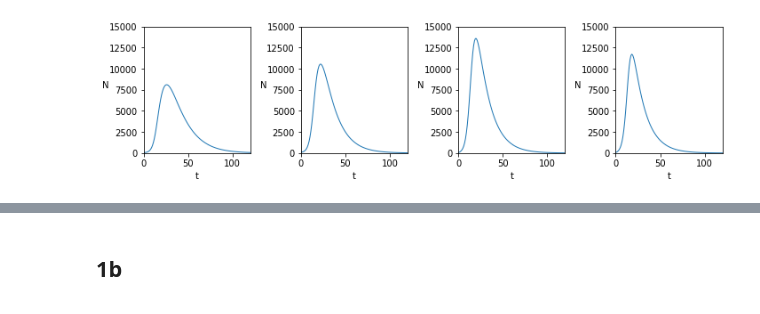
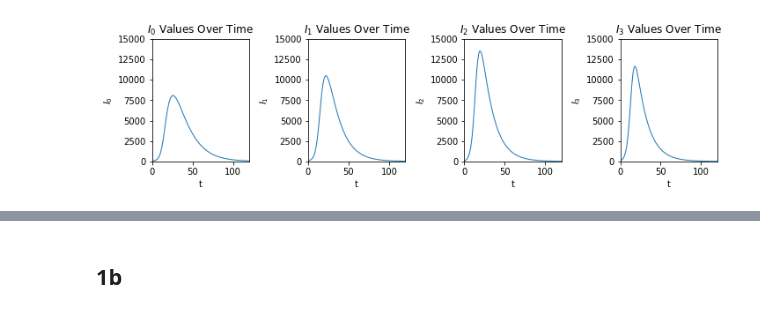
Before and after one commit to rtora/Monitoring-COVID-19-Infections-through-Wastewater-Surveillance, a Jupyter notebook: Part1.ipynb, the cells around one changed output, grey strips where cells are left out. Drawn from its saved outputs; the diff is of its cells as text; code cells hidden in the pictures.

```diff
--- a/Part1.ipynb
+++ b/Part1.ipynb
@@ -4,13 +10,12 @@ import matplotlib.pyplot as plt
 # %%
 data1a = np.load('part1a.npz')
 # %%
-N = data1a['N'].sum()
+I_c0 = data1a['Ic_0']
+N = data1a['N'].sum() - I_c0.sum()
 S_0 = data1a['Svc_0_pmf'].flatten()*(N.reshape(1)[0]).flatten()
-I_c0 = data1a['Ic_0']
 R_0 = np.array([0])
 t = np.linspace(0,120,120)
 
 initial_vec = np.concatenate([S_0,I_c0,R_0])
 betas = np.linspace(0.01,1,16).reshape(4,4)
 gamma = data1a['gamma'].reshape(1)[0]
-print(initial_vec)
@@ -50,13 +61,14 @@ plt.figure(figsize=(10,10))
 for i in range(0,16):
 
     plt.subplot(4,4, i+1)
-    plt.xlim(0, 120)
-    plt.ylim(0, 15000)
+    plt.ylim(-10, 13000)
     plt.plot(t, soln_obj.sol(t)[i], linewidth=1)
     plt.xlabel("t")
-    plt.ylabel(f'S_{i%4},{i//4}').set_rotation(90)
+    plt.ylabel('$S_{{{},{}}}$'.format(i%4, i//4)).set_rotation(90)
 
 
 plt.tight_layout()
+plt.suptitle('$S_{v,c}$ Values Over Time', fontsize = 24)
+plt.subplots_adjust(top=.90)
 plt.show()
 # %% [output]
@@ -69,18 +76,21 @@ plt.plot(soln_obj.sol(t)[:16].sum(axis=0))
 # %%
-#I_t's
+#I_c's over time
 
 plt.figure(figsize=(10,10))
 
 for i in range(0,4):
 
     plt.subplot(4,4, i+1)
     plt.xlim(0, 120)
     plt.ylim(0, 15000)
     plt.plot(t, soln_obj.sol(t)[i + 16], linewidth=1)
     plt.xlabel("t")
-    plt.ylabel("N").set_rotation(0)
+    plt.ylabel('$I_{}$'.format(i)).set_rotation(90)
+    plt.title('$I_{}$ Values Over Time'.format(i))
 
+#plt.suptitle('$I_{c}$ Values Over Time', fontsize = 20)
+plt.subplots_adjust(top=.2)
 plt.tight_layout()
 plt.show()
 # %% [output]
-[figure, old version]
+[figure, new version]
```
Also changed, not shown: parts of 29 cells of this notebook.
